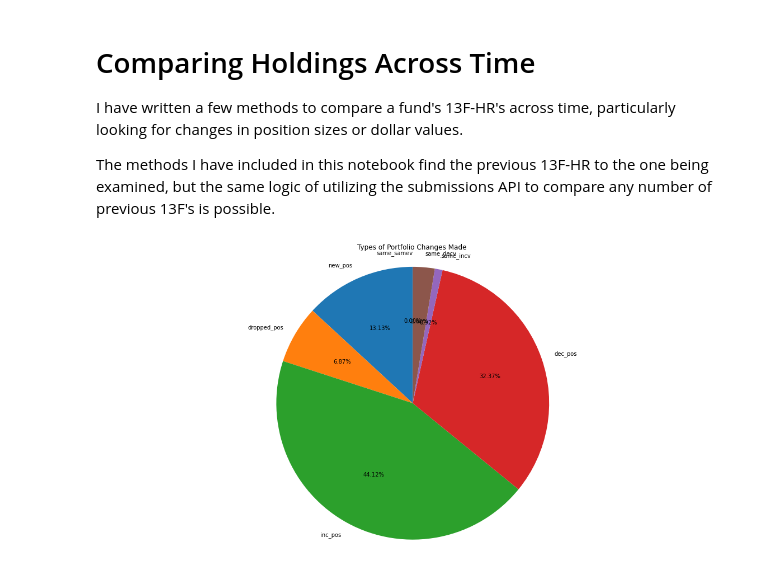
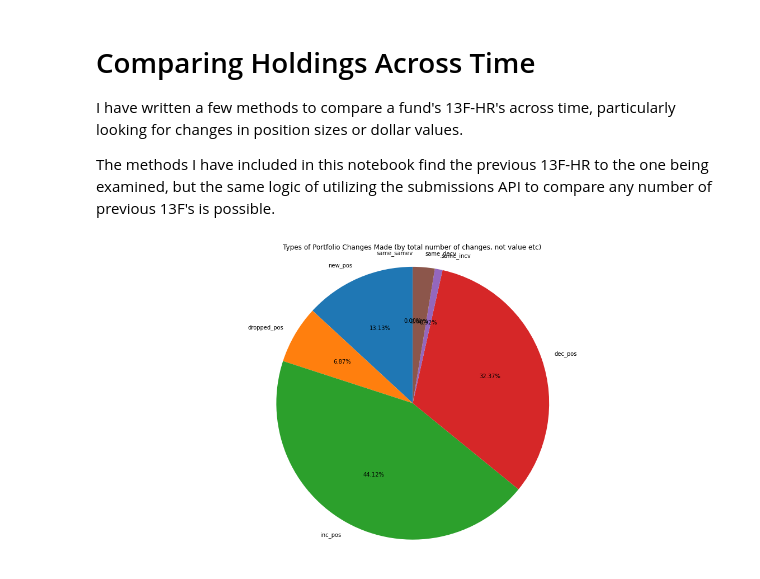
Before and after one commit to cchummer/sec-api, a Jupyter notebook: 13f_parsing.ipynb, the cells around one changed output. Saved outputs shown, nothing was run; the diff lists cells and outputs as text; code cells hidden in the pictures.

```diff
--- a/13f_parsing.ipynb
+++ b/13f_parsing.ipynb
@@ -388,28 +388,26 @@ if prev_holdings_path:
 # %%
 # POC visualizing types of changes between two 13F-HR's, simple pie chart
 import matplotlib.pyplot as plt
 
 cik = "0001715593"
 current_holdings_date = "20221004" # In format found on master daily index (idx) files, ISO without dashes
 current_holdings = info_table_from_fulltxt("https://www.sec.gov/Archives/edgar/data/0001715593/0001715593-22-000005.txt")
 
 prev_holdings_path = find_previous_hr(cik, current_holdings_date)
 if prev_holdings_path:
   prev_holdings = info_table_from_fulltxt(prev_holdings_path)
 
   # Get changes
   holdings_changes = compare_two_position_lists(current_holdings, prev_holdings)
 
-
-
   # Count changes of each type
   change_counts = [len(x) for x in list(holdings_changes.values())]
   change_labels = list(holdings_changes.keys())
 
   plt.rcParams["figure.figsize"] = (20,10) # Set default figure size
   plt.pie(change_counts, labels = change_labels, startangle = 90, autopct = "%1.2f%%")
   plt.axis("equal")
-  plt.title("Types of Portfolio Changes Made")
+  plt.title("Types of Portfolio Changes Made (by total number of changes, not value etc)")
   plt.show()
 # %% [output]
-[figure, old version]
+[figure, new version]
```
Also changed, not shown: parts of 1 cell of this notebook.
